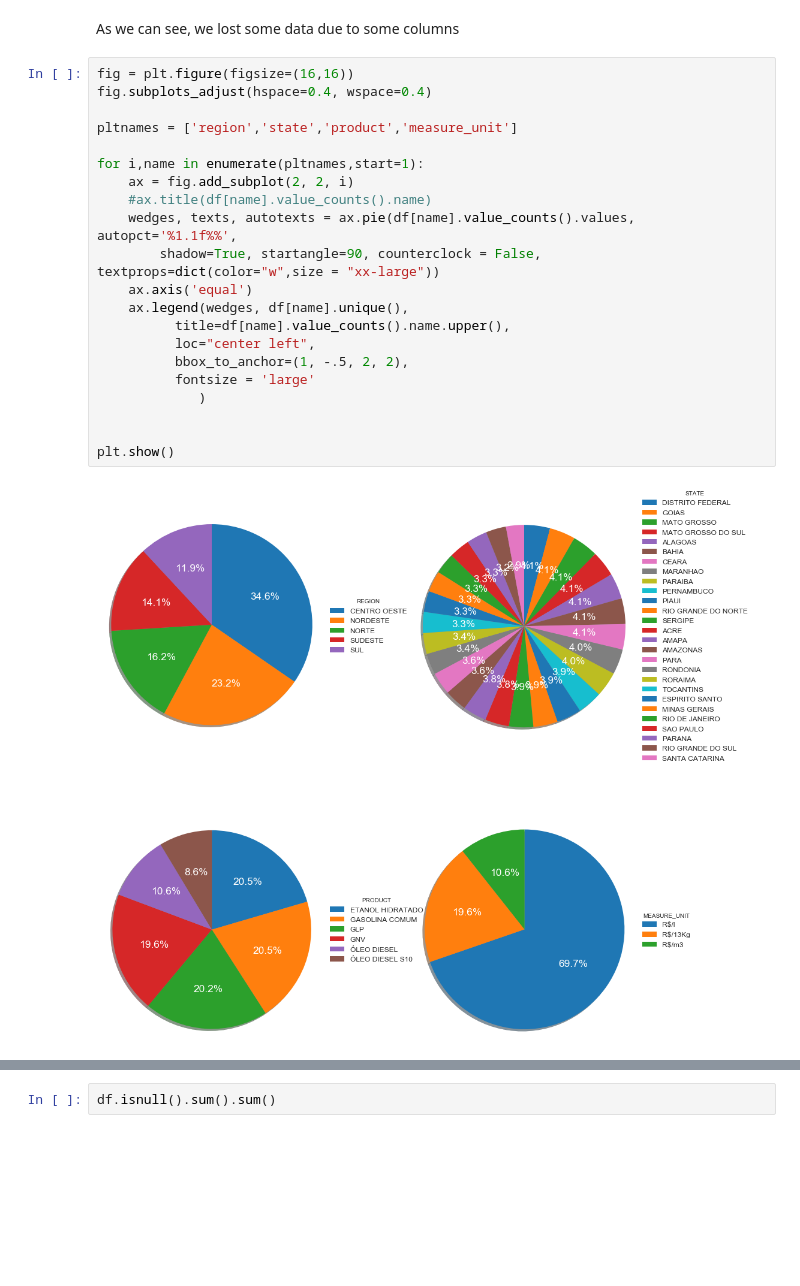
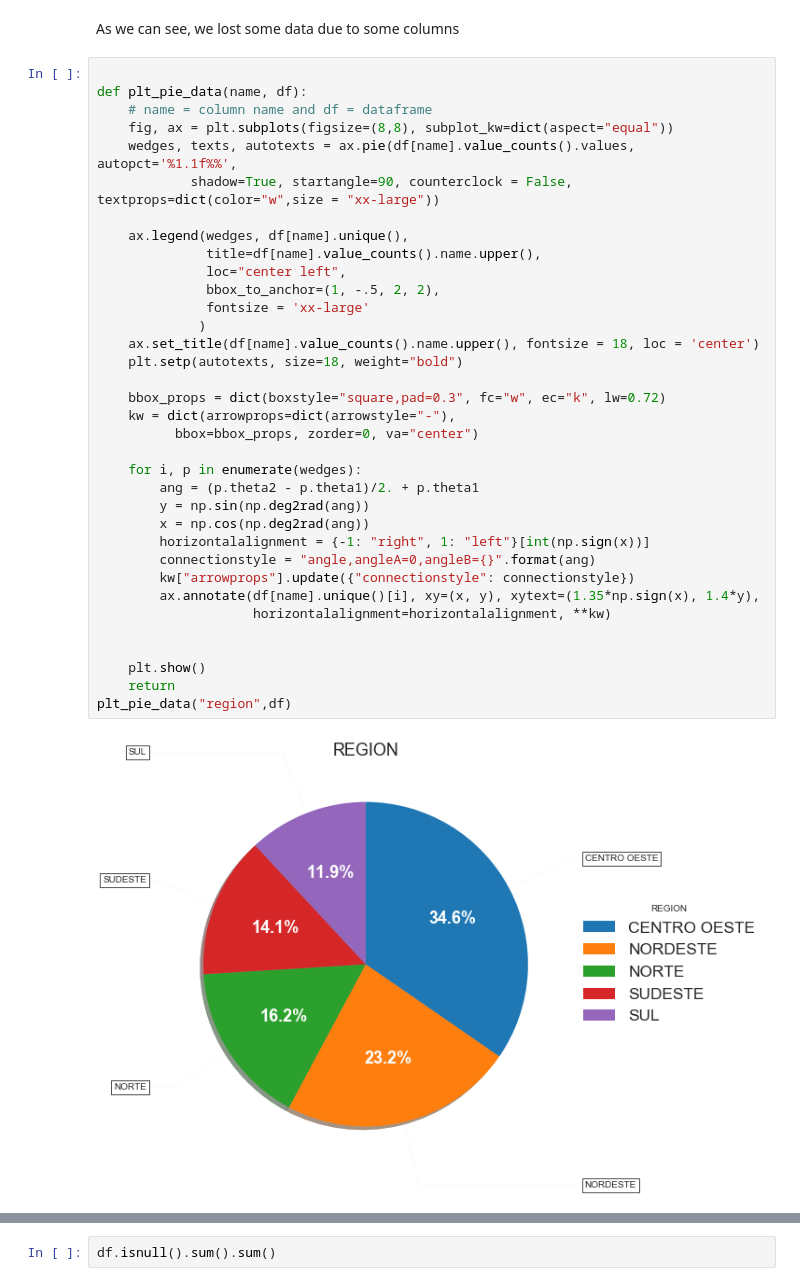
Before and after one commit to balabramfilho/Gas-price-in-Brazil, a Jupyter notebook: Gas Prices in Brazil.ipynb, the cells around one changed output, grey strips where cells are left out. Cells and saved outputs as stored; diff of their text form; blank space fills up the shorter version.

```diff
--- a/Gas Prices in Brazil.ipynb
+++ b/Gas Prices in Brazil.ipynb
@@ -140,25 +147,39 @@ memory usage: 16.6+ MB
 # %% [markdown]
 As we can see, we lost some data due to some columns
-# %%
-fig = plt.figure(figsize=(16,16))
-fig.subplots_adjust(hspace=0.4, wspace=0.4)
-
-pltnames = ['region','state','product','measure_unit']
-
-for i,name in enumerate(pltnames,start=1):
-    ax = fig.add_subplot(2, 2, i)
-    #ax.title(df[name].value_counts().name)
-    wedges, texts, autotexts = ax.pie(df[name].value_counts().values, autopct='%1.1f%%',
-        shadow=True, startangle=90, counterclock = False, textprops=dict(color="w",size = "xx-large"))
-    ax.axis('equal')
-    ax.legend(wedges, df[name].unique(),
-          title=df[name].value_counts().name.upper(),
-          loc="center left",
-          bbox_to_anchor=(1, -.5, 2, 2),
-          fontsize = 'large'
-             )
-
-
-plt.show()
-# %% [output]
-[figure, removed]
+# %%
+
+def plt_pie_data(name, df):
+    # name = column name and df = dataframe
+    fig, ax = plt.subplots(figsize=(8,8), subplot_kw=dict(aspect="equal"))
+    wedges, texts, autotexts = ax.pie(df[name].value_counts().values, autopct='%1.1f%%',
+            shadow=True, startangle=90, counterclock = False, textprops=dict(color="w",size = "xx-large"))
+
+    ax.legend(wedges, df[name].unique(),
+              title=df[name].value_counts().name.upper(),
+              loc="center left",
+              bbox_to_anchor=(1, -.5, 2, 2),
+              fontsize = 'xx-large'
+             )
+    ax.set_title(df[name].value_counts().name.upper(), fontsize = 18, loc = 'center')
+    plt.setp(autotexts, size=18, weight="bold")
+
+    bbox_props = dict(boxstyle="square,pad=0.3", fc="w", ec="k", lw=0.72)
+    kw = dict(arrowprops=dict(arrowstyle="-"),
+          bbox=bbox_props, zorder=0, va="center")
+
+    for i, p in enumerate(wedges):
+        ang = (p.theta2 - p.theta1)/2. + p.theta1
+        y = np.sin(np.deg2rad(ang))
+        x = np.cos(np.deg2rad(ang))
+        horizontalalignment = {-1: "right", 1: "left"}[int(np.sign(x))]
+        connectionstyle = "angle,angleA=0,angleB={}".format(ang)
+        kw["arrowprops"].update({"connectionstyle": connectionstyle})
+        ax.annotate(df[name].unique()[i], xy=(x, y), xytext=(1.35*np.sign(x), 1.4*y),
+                    horizontalalignment=horizontalalignment, **kw)
+
+
+    plt.show()
+    return
+plt_pie_data("region",df)
+# %% [output]
+[figure, added]
```
Also changed, not shown: parts of 22 cells of this notebook.
